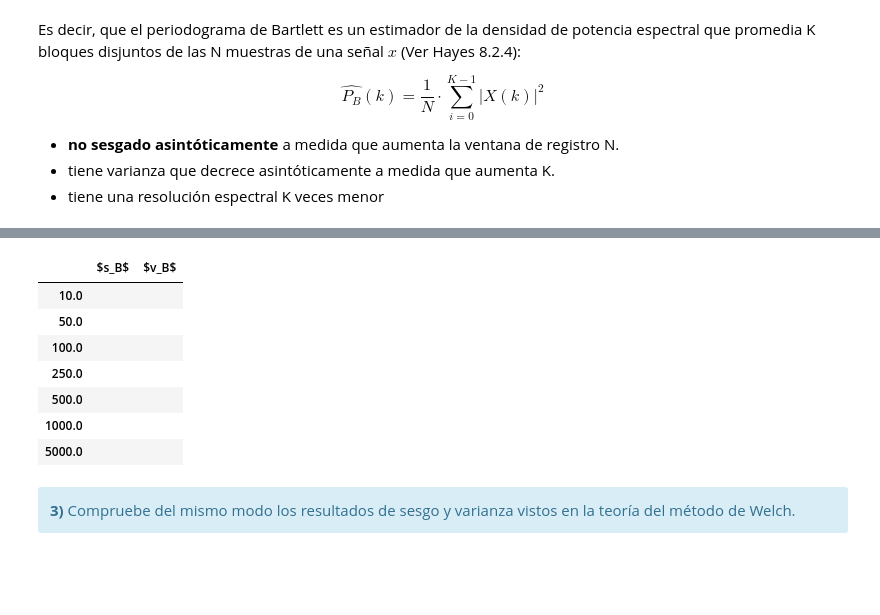
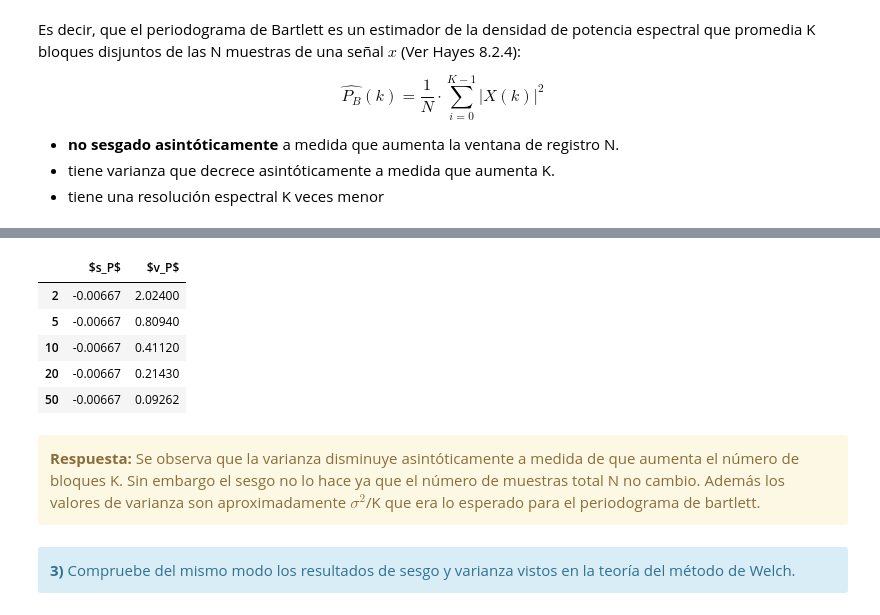
Before and after one commit to Sidorczuk/DSP, a Jupyter notebook: TP3-Estimacion-Espectral.ipynb, the cells around one changed output, grey strips where cells are left out. Drawn from its saved outputs; the diff is of its cells as text; code cells hidden in the pictures; blank space fills up the shorter version.

```diff
--- a/TP3-Estimacion-Espectral.ipynb
+++ b/TP3-Estimacion-Espectral.ipynb
@@ -56,12 +56,8 @@ for j in range(len(N)):
     PSDp = np.mean(PSDx,axis=0)
     PSDvar = np.var(PSDx,axis=0)
     varianza[j] = np.mean(PSDvar,axis=0)
-    var = 0
-    for i in range(N[j]):
-        var += PSDp[i]**2
-    var /= N[j]
-    sesgo[j] = sigma2-var**0.5
+    sesgo[j] = sigma2 - np.mean(PSDp)
 
-PrintArb(N,sesgo,'Número de muestras','sesgo','Variación del sesgo a medida que aumentan las muestras')
-PrintArb(N,varianza,'Número de muestras','varianza','Variación de la varianza a medida que aumentan las muestras')
+PrintArb(N,sesgo,'Número de muestras - N','sesgo','Periodograma')
+PrintArb(N,varianza,'Número de muestras - N','varianza','Periodograma')
 # %% [output]
@@ -112,30 +141,25 @@ N = np.array([10, 50, 100, 250, 500, 1000, 5000], dtype=np.float)
 # %%
-
-#######################################
-# Tu simulación que genere resultados #
-#######################################
-
 tus_resultados = [
-                   ['', ''], # <-- acá debería haber numeritos :)
-                   ['', ''], # <-- acá debería haber numeritos :)
-                   ['', ''], # <-- acá debería haber numeritos :)
-                   ['', ''], # <-- acá debería haber numeritos :)
-                   ['', ''], # <-- acá debería haber numeritos :)
-                   ['', ''], # <-- acá debería haber numeritos :)
-                   ['', ''], # <-- acá debería haber numeritos :)
+                   [round_sig(sesgo[0],3), round_sig(varianza[0],4)], # <-- acá debería haber numeritos :)
+                   [round_sig(sesgo[1],3), round_sig(varianza[1],4)], # <-- acá debería haber numeritos :)
+                   [round_sig(sesgo[2],3), round_sig(varianza[2],4)], # <-- acá debería haber numeritos :)
+                   [round_sig(sesgo[3],3), round_sig(varianza[3],4)], # <-- acá debería haber numeritos :)
+                   [round_sig(sesgo[4],3), round_sig(varianza[4],4)], # <-- acá debería haber numeritos :)
                  ]
-df = DataFrame(tus_resultados, columns=['$s_B$', '$v_B$'],
-               index=N)
+df = DataFrame(tus_resultados, columns=['$s_P$', '$v_P$'],
+               index=K)
 HTML(df.to_html())
 # %% [output]
-|  | $s_B$ | $v_B$ |
-| 10.0 |  |  |
-| 50.0 |  |  |
-| 100.0 |  |  |
-| 250.0 |  |  |
-| 500.0 |  |  |
-| 1000.0 |  |  |
-| 5000.0 |  |  |
+|  | $s_P$ | $v_P$ |
+| 2 | -0.00667 | 2.02400 |
+| 5 | -0.00667 | 0.80940 |
+| 10 | -0.00667 | 0.41120 |
+| 20 | -0.00667 | 0.21430 |
+| 50 | -0.00667 | 0.09262 |
+# %% [markdown]
+<div class="alert alert-block alert-warning">
+<b>Respuesta:</b> Se observa que la varianza disminuye asintóticamente a medida de que aumenta el número de bloques K. Sin embargo el sesgo no lo hace ya que el número de muestras total N no cambio. Además los valores de varianza son aproximadamente $\sigma^2$/K que era lo esperado para el periodograma de bartlett.
+</div>
 # %% [markdown]
 <div class="alert alert-block alert-info">
 <b>3)</b>     Compruebe del mismo modo los resultados de sesgo y varianza vistos en la teoría del método de Welch.
```
Also changed, not shown: parts of 18 cells of this notebook, 1 other file.
